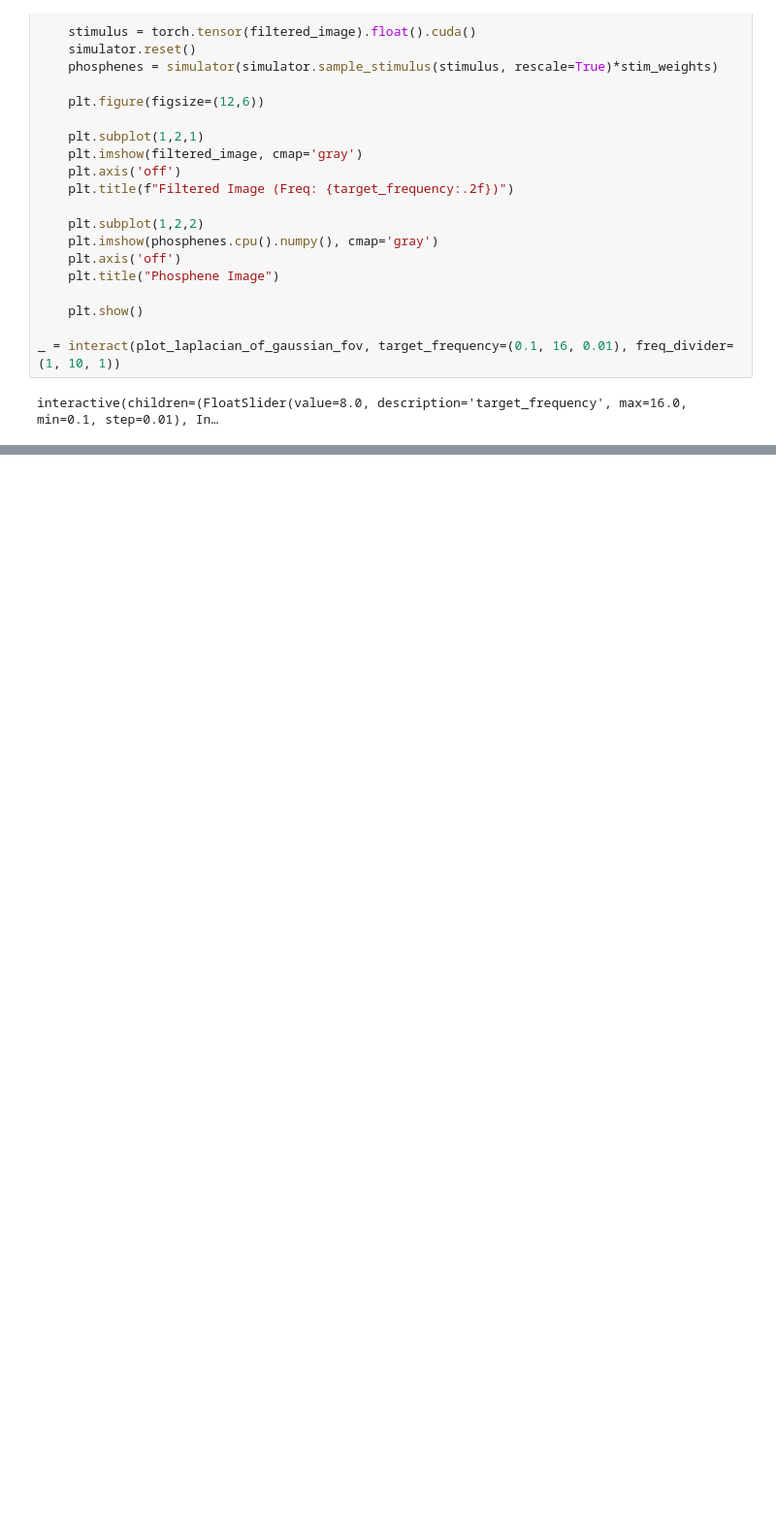
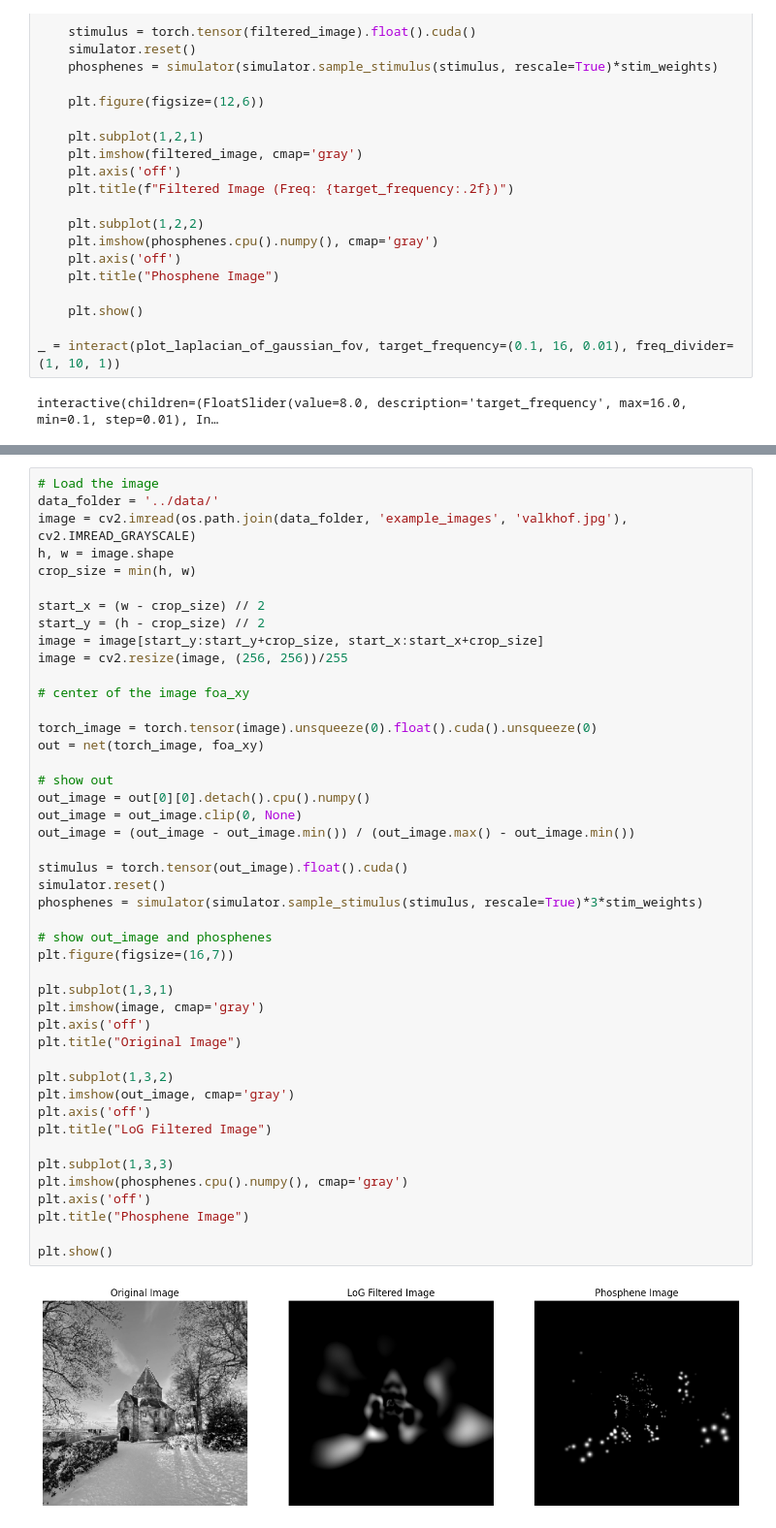
Before and after one commit to MichelleAppel/SCAPE, a Jupyter notebook: notebooks/spatial_frequency.ipynb, the cells around one changed output, grey strips where cells are left out. Shown at 97% size. Cells and saved outputs as stored; diff of their text form; blank space fills up the shorter version.

```diff
--- a/notebooks/spatial_frequency.ipynb
+++ b/notebooks/spatial_frequency.ipynb
@@ -1093,0 +1021,47 @@ plt.show()
+# %%
+# Load the image
+data_folder = '../data/'
+image = cv2.imread(os.path.join(data_folder, 'example_images', 'valkhof.jpg'), cv2.IMREAD_GRAYSCALE)
+h, w = image.shape
+crop_size = min(h, w)
+
+start_x = (w - crop_size) // 2
+start_y = (h - crop_size) // 2
+image = image[start_y:start_y+crop_size, start_x:start_x+crop_size]
+image = cv2.resize(image, (256, 256))/255
+
+# center of the image foa_xy
+
+torch_image = torch.tensor(image).unsqueeze(0).float().cuda().unsqueeze(0)
+out = net(torch_image, foa_xy)
+
+# show out
+out_image = out[0][0].detach().cpu().numpy()
+out_image = out_image.clip(0, None)
+out_image = (out_image - out_image.min()) / (out_image.max() - out_image.min())
+
+stimulus = torch.tensor(out_image).float().cuda()
+simulator.reset()
+phosphenes = simulator(simulator.sample_stimulus(stimulus, rescale=True)*3*stim_weights)
+
+# show out_image and phosphenes
+plt.figure(figsize=(16,7))
+
+plt.subplot(1,3,1)
+plt.imshow(image, cmap='gray')
+plt.axis('off')
+plt.title("Original Image")
+
+plt.subplot(1,3,2)
+plt.imshow(out_image, cmap='gray')
+plt.axis('off')
+plt.title("LoG Filtered Image")
+
+plt.subplot(1,3,3)
+plt.imshow(phosphenes.cpu().numpy(), cmap='gray')
+plt.axis('off')
+plt.title("Phosphene Image")
+
+plt.show()
+# %% [output]
+[figure, added]
```
Also changed, not shown: parts of 25 cells of this notebook, 4 other files.
